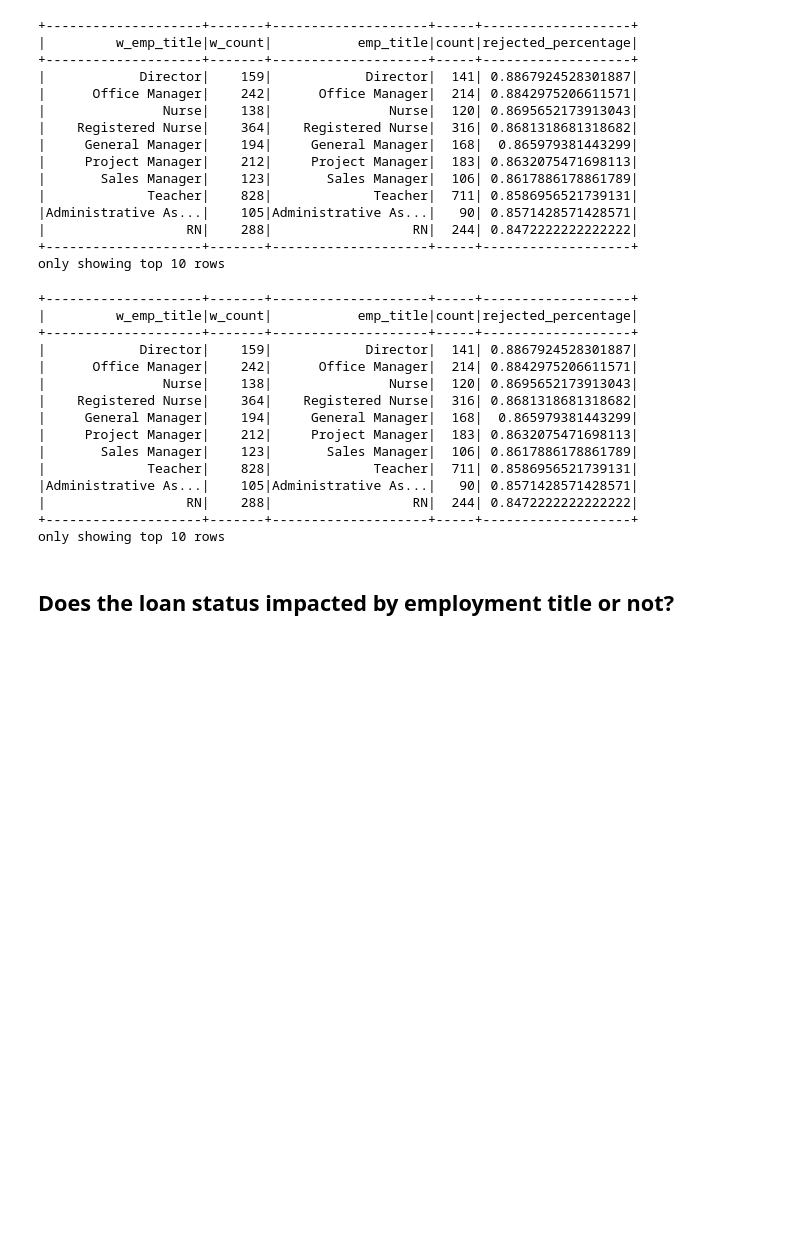
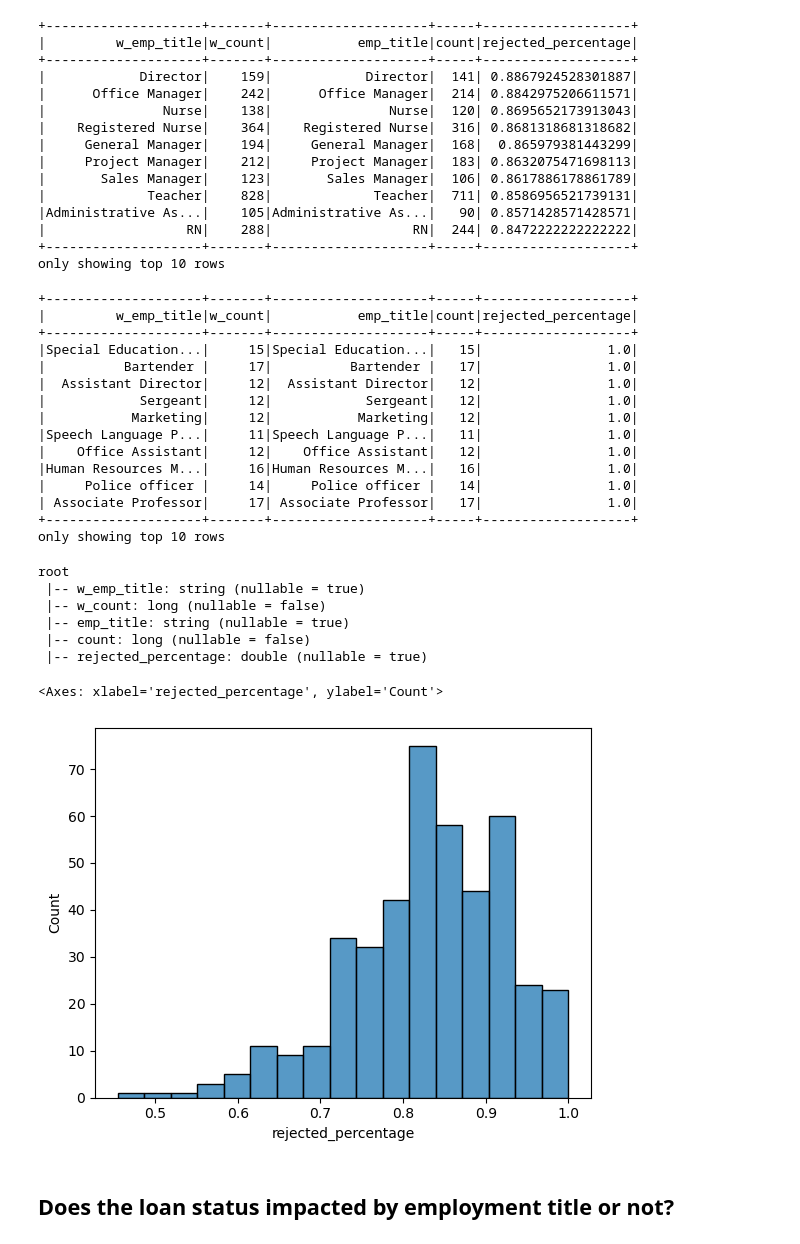
Before and after one commit to vengleab/BigData-Sunrise-2024, a Jupyter notebook: spark-sql/Spark SQL.ipynb, the cells around one changed output. Cells and saved outputs as stored; diff of their text form; code cells hidden in the pictures; blank space fills up the shorter version.

```diff
--- a/spark-sql/Spark SQL.ipynb
+++ b/spark-sql/Spark SQL.ipynb
@@ -210,28 +210,43 @@ only showing top 10 rows
 from pyspark.sql.functions import col
 
 w_count = whole_count.selectExpr("emp_title as w_emp_title", "count as w_count")
-(w_count
+reject_probability = (w_count
  .join(reject_count, w_count.w_emp_title == reject_count.emp_title)
  .withColumn("rejected_percentage", col("count")/ col("w_count"))
- .filter(col("w_count") >100)
+ .filter(col("w_count") >10)
  .sort("rejected_percentage", ascending=False)
- .show(10)
 )
+reject_probability.show(10)
 # %% [output]
 +--------------------+-------+--------------------+-----+-------------------+
 |         w_emp_title|w_count|           emp_title|count|rejected_percentage|
 +--------------------+-------+--------------------+-----+-------------------+
-|            Director|    159|            Director|  141| 0.8867924528301887|
-|      Office Manager|    242|      Office Manager|  214| 0.8842975206611571|
-|               Nurse|    138|               Nurse|  120| 0.8695652173913043|
-|    Registered Nurse|    364|    Registered Nurse|  316| 0.8681318681318682|
-|     General Manager|    194|     General Manager|  168|  0.865979381443299|
-|     Project Manager|    212|     Project Manager|  183| 0.8632075471698113|
-|       Sales Manager|    123|       Sales Manager|  106| 0.8617886178861789|
-|             Teacher|    828|             Teacher|  711| 0.8586956521739131|
-|Administrative As...|    105|Administrative As...|   90| 0.8571428571428571|
-|                  RN|    288|                  RN|  244| 0.8472222222222222|
+|Special Education...|     15|Special Education...|   15|                1.0|
+|          Bartender |     17|          Bartender |   17|                1.0|
+|  Assistant Director|     12|  Assistant Director|   12|                1.0|
+|            Sergeant|     12|            Sergeant|   12|                1.0|
+|           Marketing|     12|           Marketing|   12|                1.0|
+|Speech Language P...|     11|Speech Language P...|   11|                1.0|
+|    Office Assistant|     12|    Office Assistant|   12|                1.0|
+|Human Resources M...|     16|Human Resources M...|   16|                1.0|
+|     Police officer |     14|     Police officer |   14|                1.0|
+| Associate Professor|     17| Associate Professor|   17|                1.0|
 +--------------------+-------+--------------------+-----+-------------------+
 only showing top 10 rows
+# %%
+reject_probability.printSchema()
+# %% [output]
+root
+ |-- w_emp_title: string (nullable = true)
+ |-- w_count: long (nullable = false)
+ |-- emp_title: string (nullable = true)
+ |-- count: long (nullable = false)
+ |-- rejected_percentage: double (nullable = true)
+# %%
+pd_reject = reject_probability.toPandas()
+sns.histplot(pd_reject, x=pd_reject['rejected_percentage'], stat="count")
+# %% [output]
+<Axes: xlabel='rejected_percentage', ylabel='Count'>
+[figure, added]
 # %% [markdown]
 ## Does the loan status impacted by employment title or not?
```
Also changed, not shown: parts of 13 cells of this notebook.
